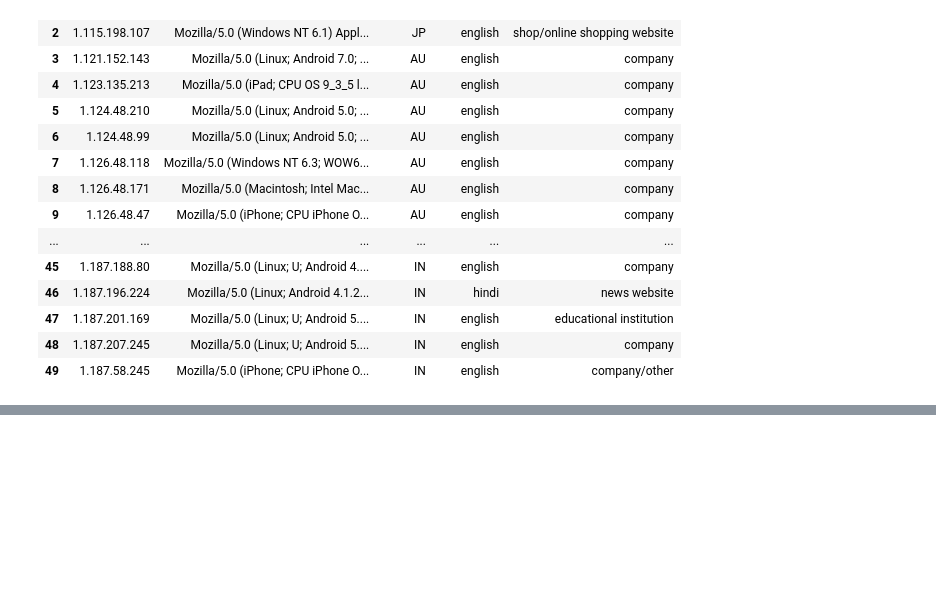
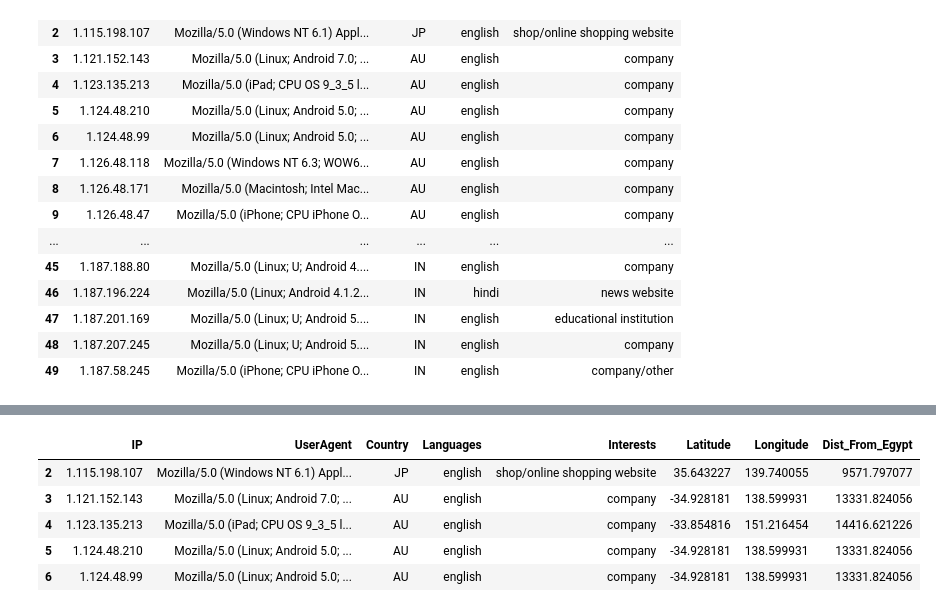
Before and after one commit to Jekso/Singularity-Data-Science, a Jupyter notebook: 09-Data Preprocessing and ETL/assignment/solution/Task 5 (Geo Data).ipynb, the cells around one changed output, grey strips where cells are left out. Drawn from its saved outputs; the diff is of its cells as text; code cells hidden in the pictures; blank space fills up the shorter version.

```diff
--- a/09-Data Preprocessing and ETL/assignment/solution/Task 5 (Geo Data).ipynb
+++ b/09-Data Preprocessing and ETL/assignment/solution/Task 5 (Geo Data).ipynb
@@ -71,6 +68,0 @@ from datasist.feature_engineering import haversine_distance
-# %%
-egypt_lat = 30.033333
-egypt_long = 31.233334
-
-df['Dist_From_Egypt'] = haversine_distance(df['Latitude'],df['Longitude'], egypt_lat, egypt_long)
-df
@@ -94,0 +69,3 @@ df
+# %%
+df.dropna(inplace=True)
+df.isna().sum()
@@ -94,0 +83,17 @@ df
+# %%
+def get_dist(x):
+    egypt_lat = 30.033333
+    egypt_long = 31.233334
+    egypt_loc = (egypt_lat, egypt_long)
+    row_loc = (x['Latitude'], x['Longitude'])
+    return great_circle(row_loc, egypt_loc).kilometers
+
+df['Dist_From_Egypt'] = df.apply(get_dist, axis=1)
+df.head()
+# %% [output]
+|  | IP | UserAgent | Country | Languages | Interests | Latitude | Longitude | Dist_From_Egypt |
+| 2 | 1.115.198.107 | Mozilla/5.0 (Windows NT 6.1) Appl... | JP | english | shop/online shopping website | 35.643227 | 139.740055 | 9571.797077 |
+| 3 | 1.121.152.143 | Mozilla/5.0 (Linux; Android 7.0; ... | AU | english | company | -34.928181 | 138.599931 | 13331.824056 |
+| 4 | 1.123.135.213 | Mozilla/5.0 (iPad; CPU OS 9_3_5 l... | AU | english | company | -33.854816 | 151.216454 | 14416.621226 |
+| 5 | 1.124.48.210 | Mozilla/5.0 (Linux; Android 5.0; ... | AU | english | company | -34.928181 | 138.599931 | 13331.824056 |
+| 6 | 1.124.48.99 | Mozilla/5.0 (Linux; Android 5.0; ... | AU | english | company | -34.928181 | 138.599931 | 13331.824056 |
```
Also changed, not shown: parts of 5 cells of this notebook, 1 other file.
